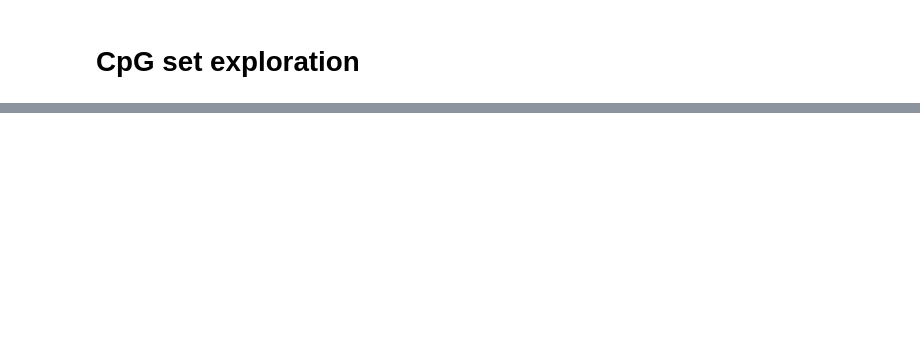
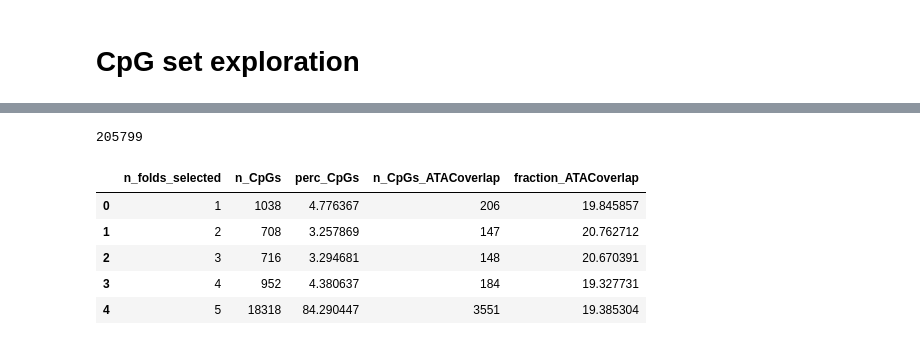
Before and after one commit to lphohmann/PredictRecurrence, a Jupyter notebook: scripts/Model_comparison/CpG_set_notebook.ipynb, the cells around one changed output, grey strips where cells are left out. Cells and saved outputs as stored; diff of their text form; code cells hidden in the pictures; blank space fills up the shorter version.

```diff
--- a/scripts/Model_comparison/CpG_set_notebook.ipynb
+++ b/scripts/Model_comparison/CpG_set_notebook.ipynb
@@ -74,0 +201,4 @@ print("Annotation shape:", anno.shape)
+# %%
+len(ids_tosave)
+# %% [output]
+205799
@@ -74,0 +210,37 @@ print("Annotation shape:", anno.shape)
+# %%
+# Number of folds
+n_folds = len(fold_dict)
+
+# Count how many CpGs were selected in 1,2,... folds
+selection_counts = cpg_stability_df['n_folds'].value_counts().sort_index()
+
+# Convert to a DataFrame for nicer display
+selection_crosstab = pd.DataFrame({
+    'n_folds_selected': selection_counts.index,
+    'n_CpGs': selection_counts.values
+})
+
+# add fraction
+selection_crosstab['perc_CpGs'] = (selection_crosstab['n_CpGs'] / selection_crosstab['n_CpGs'].sum()) * 100
+
+# Make a set of CpGs with ATAC overlap
+atac_cpgs_set = set(anno["illuminaID"][anno["hasAtacOverlap"] == 1].astype(str))
+
+# Add column: number of CpGs in each n_folds_selected group that have ATAC overlap
+selection_crosstab['n_CpGs_ATACoverlap'] = selection_crosstab['n_folds_selected'].apply(
+    lambda n: sum(
+        (cpg_stability_df.index[cpg_stability_df['n_folds'] == n].isin(atac_cpgs_set))
+    )
+)
+
+# Optional: fraction with ATAC overlap
+selection_crosstab['fraction_ATACoverlap'] = (selection_crosstab['n_CpGs_ATACoverlap'] / selection_crosstab['n_CpGs']) * 100
+
+display(selection_crosstab)
+# %% [output]
+|  | n_folds_selected | n_CpGs | perc_CpGs | n_CpGs_ATACoverlap | fraction_ATACoverlap |
+| 0 | 1 | 1038 | 4.776367 | 206 | 19.845857 |
+| 1 | 2 | 708 | 3.257869 | 147 | 20.762712 |
+| 2 | 3 | 716 | 3.294681 | 148 | 20.670391 |
+| 3 | 4 | 952 | 4.380637 | 184 | 19.327731 |
+| 4 | 5 | 18318 | 84.290447 | 3551 | 19.385304 |
```
Also changed, not shown: parts of 10 cells of this notebook.
